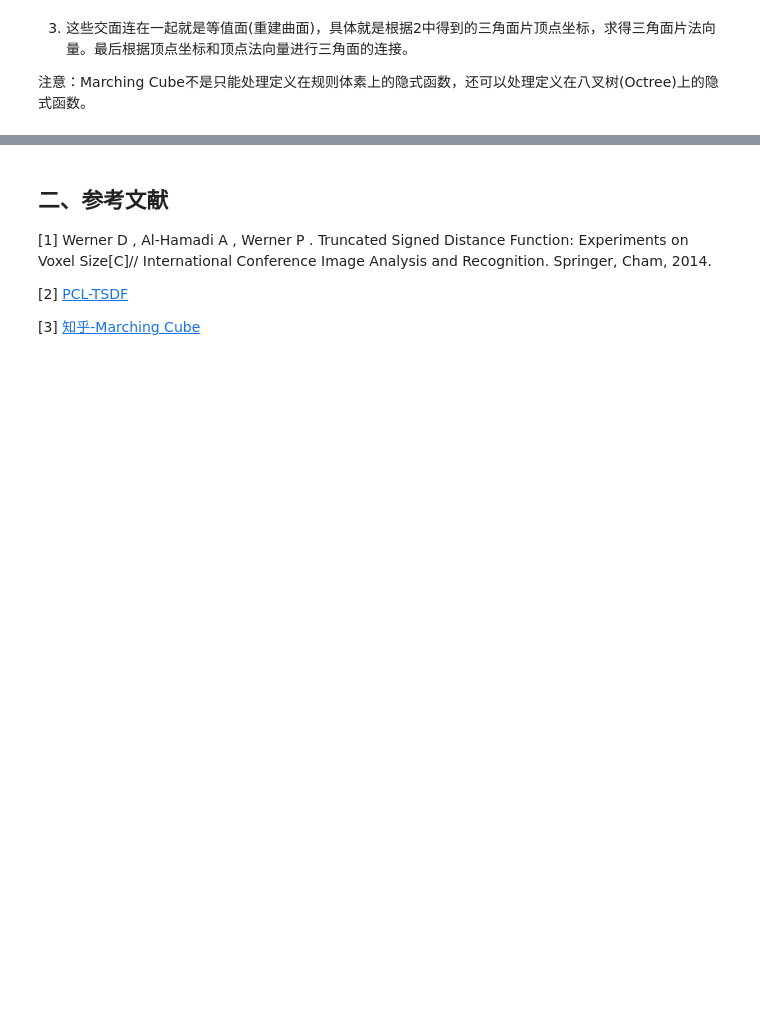
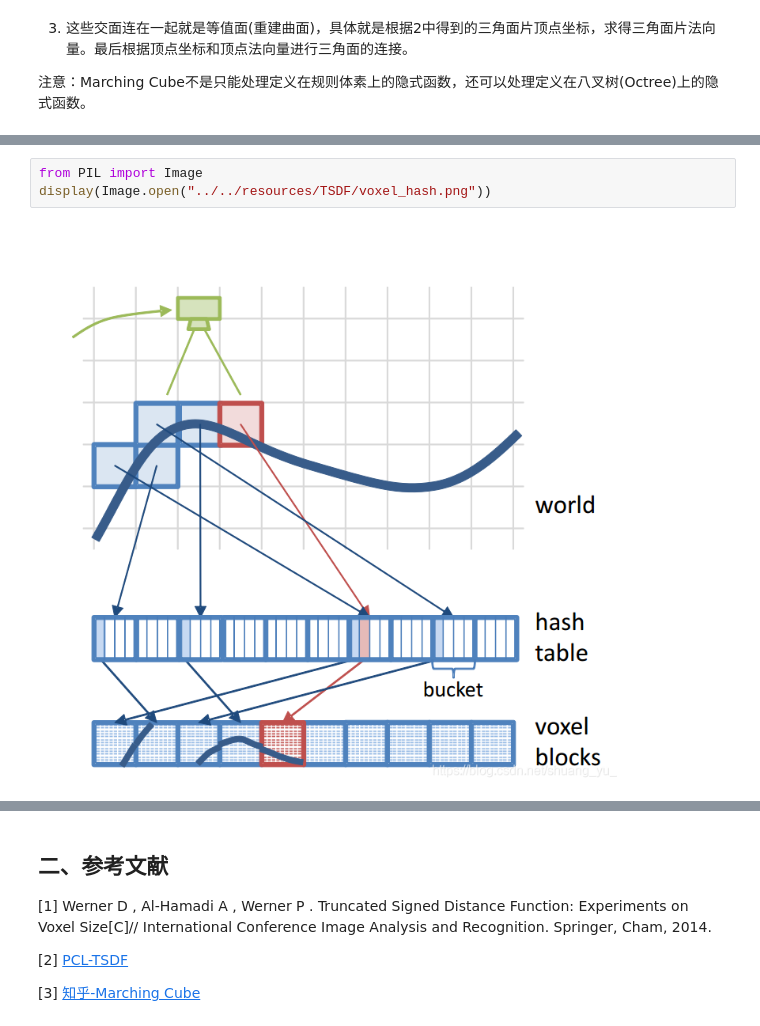
Before and after one commit to GCaptainNemo/3D-Reconstruction-Note, a Jupyter notebook: docs/surface_reconstruction/TSDF.ipynb, the cells around one changed output, grey strips where cells are left out. Drawn from its saved outputs; the diff is of its cells as text; blank space fills up the shorter version.

Commit message:
add voxel hashing introduction

```diff
--- a/docs/surface_reconstruction/TSDF.ipynb
+++ b/docs/surface_reconstruction/TSDF.ipynb
@@ -74,0 +82,5 @@ display(Image.open("../../resources/TSDF/MC.jpg"))
+# %%
+from PIL import Image
+display(Image.open("../../resources/TSDF/voxel_hash.png"))
+# %% [output]
+[figure, added]
```
Also changed, not shown: parts of 2 cells of this notebook, 1 other file.
